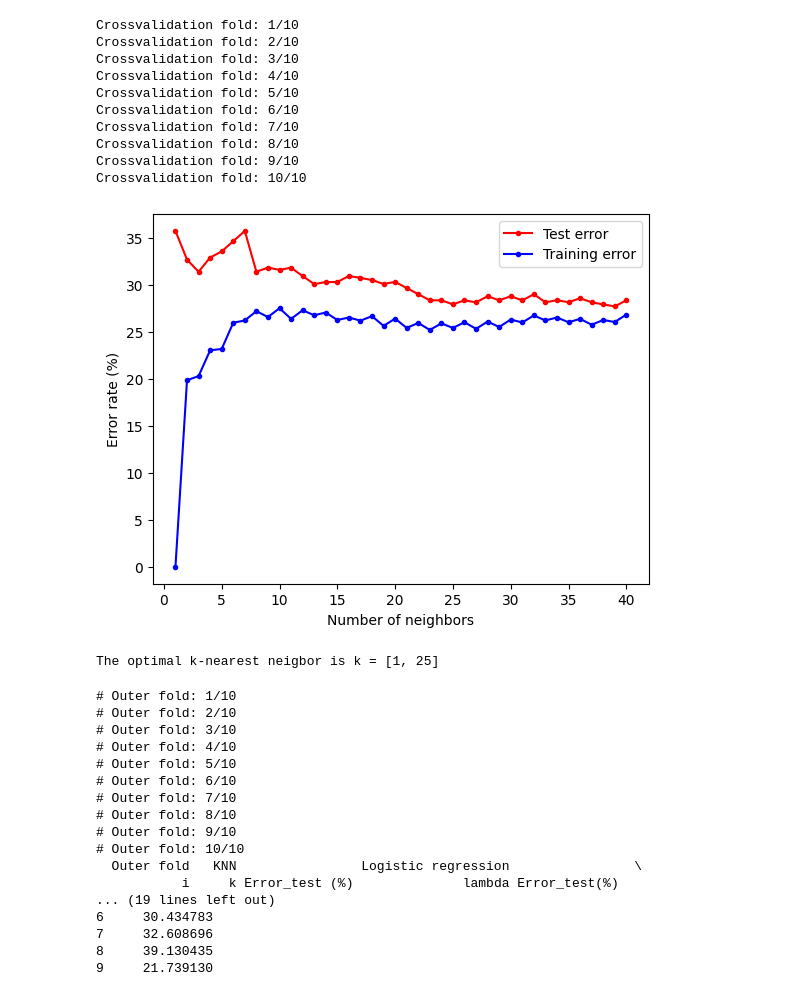
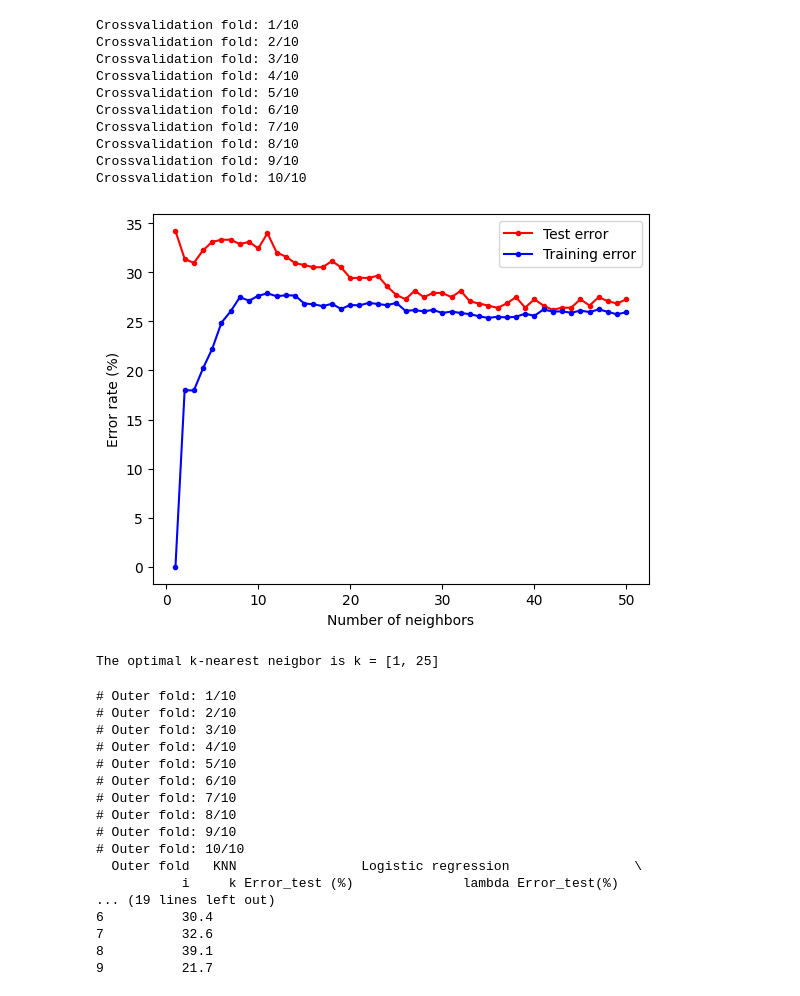
Before and after one commit to KostyalBalint/Intro-to-MI-Project_1, a Jupyter notebook: classification.ipynb, the cells around one changed output. Saved outputs shown, nothing was run; the diff lists cells and outputs as text; code cells hidden in the pictures.

```diff
--- a/classification.ipynb
+++ b/classification.ipynb
@@ -32,11 +39,11 @@ from sklearn.linear_model import LogisticRegression
 from sklearn import model_selection
 import matplotlib.pyplot as plt
 
-lambda_reg =  np.logspace(0, 2, 50)
+lambda_reg =  np.linspace(1,100,30)
 
 # Using K-fold 10 cross validation
 K_fold = 10
-CV = model_selection.KFold(K_fold, shuffle = False)
+CV = model_selection.KFold(K_fold, shuffle = True)
 
 train_error = np.zeros((K_fold, len(lambda_reg)))
 test_error = np.zeros((K_fold, len(lambda_reg)))
@@ -77,8 +84,10 @@ for train_index, test_index in CV.split(X, y):
 
 # Plot the classification error rate
 plt.figure()
-plt.semilogx(lambda_reg, np.mean(test_error, axis=0), 'r.-', label='Test error')
-plt.semilogx(lambda_reg, np.mean(train_error, axis=0), 'b.-', label='Training error')
+plt.plot(lambda_reg, np.mean(test_error, axis=0), 'r.-', label='Test error')
+plt.plot(lambda_reg, np.mean(train_error, axis=0), 'b.-', label='Training error')
+#plt.semilogx(lambda_reg, np.mean(test_error, axis=0), 'r.-', label='Test error')
+#plt.semilogx(lambda_reg, np.mean(train_error, axis=0), 'b.-', label='Training error')
 plt.legend()
 plt.xlabel('Regularization constant, $\log_{10}(\lambda)$')
 plt.ylabel("Error rate (%)")
@@ -109,7 +118,7 @@ from sklearn.neighbors import KNeighborsClassifier
 # Find the optimal number of neighbors
 
 # Maximum number of neighbors
-L = np.arange(1,40+1)
+L = np.arange(1,50+1)
 
 CV = model_selection.KFold(10)
 test_error = np.zeros((10,len(L)))
@@ -127,11 +136,11 @@ for train_index, test_index in CV.split(X, y):
 
     # Fit classifier and classify the test points for each neighbors
     for idx,l in enumerate(L):
+        metric = "cosine"
+        metric_params = {}
         #metric='mahalanobis'
         #metric_params={'V': np.cov(X_train, rowvar=False)}
-        metric = "minkowski"
-        metric_params = {}
-        knclassifier = KNeighborsClassifier(n_neighbors=l, p = 2, metric = metric, metric_params = metric_params) # choose the model
+        knclassifier = KNeighborsClassifier(n_neighbors=l, p = 1, metric = metric, metric_params = metric_params) # choose the model
         knclassifier.fit(X_train, y_train) # fits the model to X_train, y_train
 
         # predict test and training data
@@ -142,34 +151,34 @@ for train_index, test_index in CV.split(X, y):
         error_rate_test = np.sum(y_est_test != y_test)/len(y_test)
         error_rate_train = np.sum(y_est_train != y_train)/len(y_train)
 
         test_error[i,idx] = error_rate_test
         train_error[i,idx] = error_rate_train
 
 
     i += 1
 
 # Plot the classification error rate
 plt.figure()
 plt.plot(L, 100*np.mean(test_error, axis=0), 'r.-', label='Test error')
 plt.plot(L, 100*np.mean(train_error, axis=0), 'b.-', label='Training error')
 plt.legend()
 plt.xlabel("Number of neighbors")
 plt.ylabel("Error rate (%)")
 plt.show()
 
 print('The optimal k-nearest neigbor is k = [1, 25]')
 # %% [output]
 Crossvalidation fold: 1/10
 Crossvalidation fold: 2/10
 Crossvalidation fold: 3/10
 Crossvalidation fold: 4/10
 Crossvalidation fold: 5/10
 Crossvalidation fold: 6/10
 Crossvalidation fold: 7/10
 Crossvalidation fold: 8/10
 Crossvalidation fold: 9/10
 Crossvalidation fold: 10/10
-[figure, old version]
+[figure, new version]
 The optimal k-nearest neigbor is k = [1, 25]
 # %%
 # Two-layer cross validation
@@ -180,14 +189,11 @@ Kfold = 10 # maximum CV
 CV = model_selection.KFold(Kfold) # model for CV
 
 # for evaluation of logistic regression
-lambdas = np.logspace(-2, 3, 50)
+lambdas = np.linspace(1,50,30)
 chosen_lambdas = np.zeros(Kfold)
 
-# estimations of w's for the chosen lambda
-w_est_ALL = np.zeros(Kfold)
-
 # for evaluation of KNN
-ks = np.arange(1,30+1)
+ks = np.arange(10,50+1)
 chosen_ks = np.zeros(Kfold)
 
 # arrays to save the predicted values
@@ -215,8 +221,8 @@ for train_index_out, test_index_out in CV.split(X,y):
     i = 0
 
     # to save the errors for the different lambda- and ks-values
-    test_error_lambdas = np.zeros(len(lambdas))
-    test_error_ks = np.zeros(len(ks))
+    test_error_lambdas = np.zeros((Kfold, len(lambdas)))
+    test_error_ks = np.zeros((Kfold, len(ks)))
 
     for train_index, test_index in CV.split(X_train_out,y_train_out):
 
@@ -236,33 +242,32 @@ for train_index_out, test_index_out in CV.split(X,y):
             y_est_test_logreg = model_logreg.predict(X_test)
 
             # find error of predictions
-            test_error_lambdas[idx]= np.sum(y_est_test_logreg != y_test)/len(y_test)
-
+            test_error_lambdas[i,idx]= np.sum(y_est_test_logreg != y_test)/len(y_test)
 
         # find optimal k-value for KNN
         for idx, ks_values in enumerate(ks):
-            metric = "minkowski"
+            metric = "cosine"
             metric_params = {}
-            knclassifier = KNeighborsClassifier(n_neighbors=int(ks_values), p = 2, metric = metric, metric_params = metric_params) # choose the model
+            #metric='mahalanobis'
+            #metric_params={'V': np.cov(X_train, rowvar=False)}
+            knclassifier = KNeighborsClassifier(n_neighbors=int(ks_values), p = 1, metric = metric, metric_params = metric_params) # choose the model
             knclassifier.fit(X_train, y_train) # fits the model to X_train, y_train
 
             # predict test and training data
             y_est_test_KNN = knclassifier.predict(X_test) # estimate y from X_test
 
             # find error
-            test_error_ks[idx] = np.sum(y_est_test_KNN != y_test)/len(y_test)
+            test_error_ks[i,idx] = np.sum(y_est_test_KNN != y_test)/len(y_test)
 
         i += 1
 
-    min_value_lambdas = np.min(test_error_lambdas) # find lowest test error
-    min_index_lambdas = np.where(test_error_lambdas == min_value_lambdas)[0] # the indices of min_error
+    min_index_lambdas = np.argmin(np.mean(test_error_lambdas, axis=0))  # find index of lowest test error accross the rows
     # lambda value for logistic regression
-    chosen_lambdas[k] = lambdas[min_index_lambdas[0]]
+    chosen_lambdas[k] = lambdas[min_index_lambdas]
 
-    min_value_ks = np.min(test_error_ks) # find lowest test error
-    min_index_ks = np.where(test_error_ks == min_value_ks)[0] # the indices of min_error
-    # k-value for nearest neighbor, use the largest number.
-    chosen_ks[k] = ks[min_index_ks[0]]
+    min_index_ks = np.argmin(np.mean(test_error_ks, axis=0))  # find index of lowest test error accross the rows
+    # k-value for nearest neighbor
+    chosen_ks[k] = ks[min_index_ks]
 
     ### Train the outer-set with the chosen k and lambda ###
     ## The true y-values
@@ -320,11 +325,11 @@ Class_df_columns = pd.MultiIndex.from_tuples([
 Outer_fold = np.round(np.arange(1, Kfold + 1),0)
 
 Class_df_data = np.array([Outer_fold,
-                          chosen_ks, # k-value
-                          Missclass_KNN, # Error_test of KNN
-                          chosen_lambdas, # Lambda
-                          Missclass_LOGREG, # Error_test of logistic function
-                          Missclass_base]).T
+                          np.round(chosen_ks), # k-value
+                          np.round(Missclass_KNN,1), # Error_test of KNN
+                          np.round(chosen_lambdas), # Lambda
+                          np.round(Missclass_LOGREG,1), # Error_test of logistic function
+                          np.round(Missclass_base,1)]).T
 
 Class_df = pd.DataFrame(Class_df_data, columns=Class_df_columns)
 print(Class_df)
@@ -342,10 +347,10 @@ print(Class_df)
   Outer fold   KNN                Logistic regression                \
            i     k Error_test (%)              lambda Error_test(%)
 ... (19 lines left out)
-6     30.434783
-7     32.608696
-8     39.130435
-9     21.739130
+6          30.4
+7          32.6
+8          39.1
+9          21.7
 # %%
 # Comparison of models
 
```
Also changed, not shown: parts of 4 cells of this notebook.
